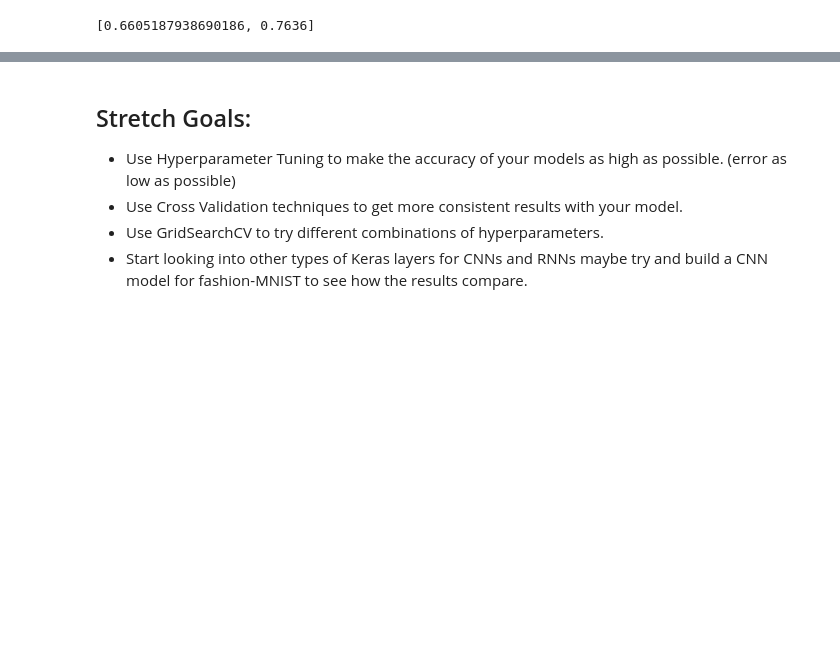
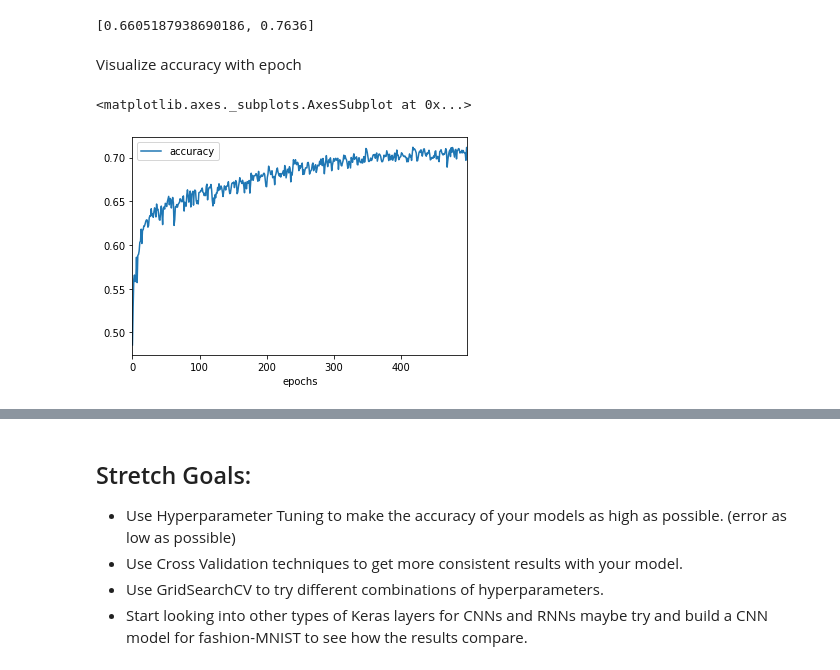
Before and after one commit to Tclack88/Lambda, a Jupyter notebook: module3-Intro-to-Keras/LS_DS_423_Keras_Assignment.ipynb, the cells around one changed output, grey strips where cells are left out. Cells and saved outputs as stored; diff of their text form; code cells hidden in the pictures; blank space fills up the shorter version.

```diff
--- a/module3-Intro-to-Keras/LS_DS_423_Keras_Assignment.ipynb
+++ b/module3-Intro-to-Keras/LS_DS_423_Keras_Assignment.ipynb
@@ -275,3 +275,13 @@ fashion_model.evaluate(x_test, y_test)
 # %% [output]
 10000/10000 [==============================] - 0s 28us/sample - loss: 0.6605 - acc: 0.7636
 [0.6605187938690186, 0.7636]
+# %% [markdown]
+Visualize accuracy with epoch
+# %%
+epochs = fashion_model.history.epoch
+acc = fashion_model.history.history['acc']
+fashion_df = pd.DataFrame({'epochs':epochs,'accuracy':acc})
+fashion_df.plot.line(x='epochs', y='accuracy');
+# %% [output]
+<matplotlib.axes._subplots.AxesSubplot at 0x...>
+[figure, added]
```
Also changed, not shown: parts of 1 cell of this notebook.
